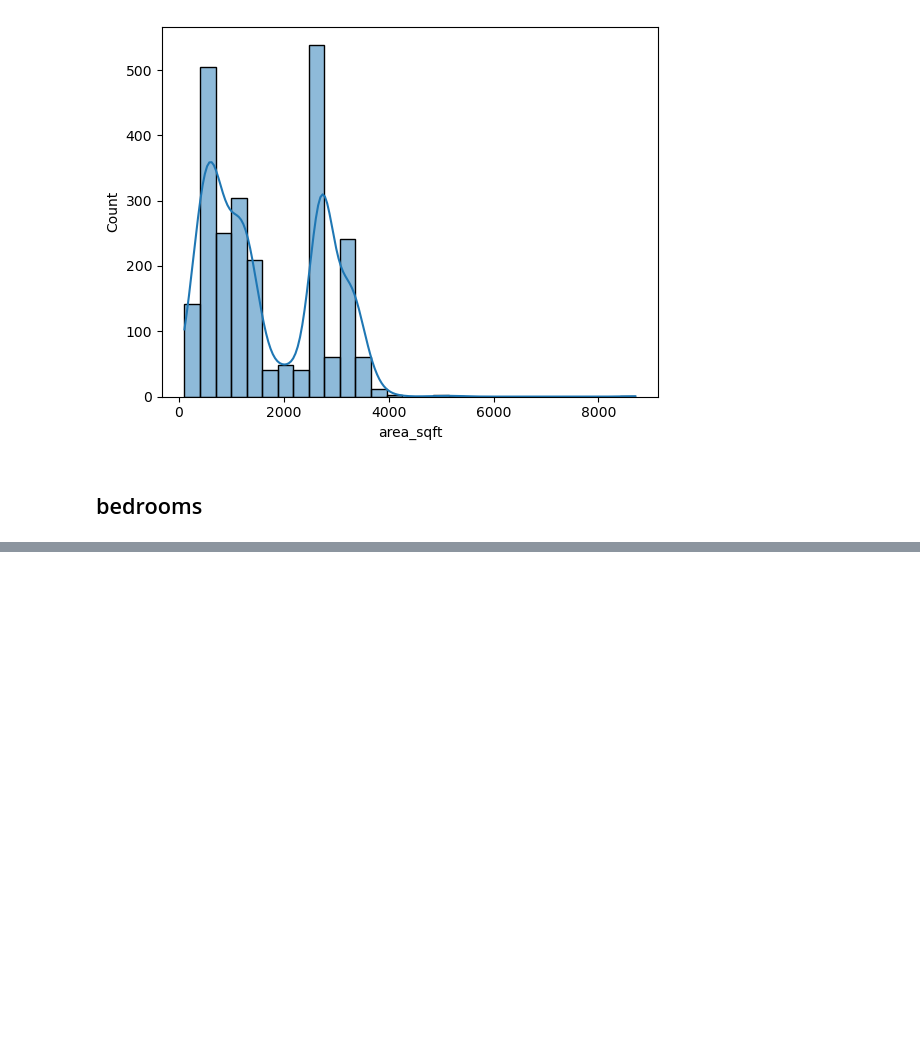
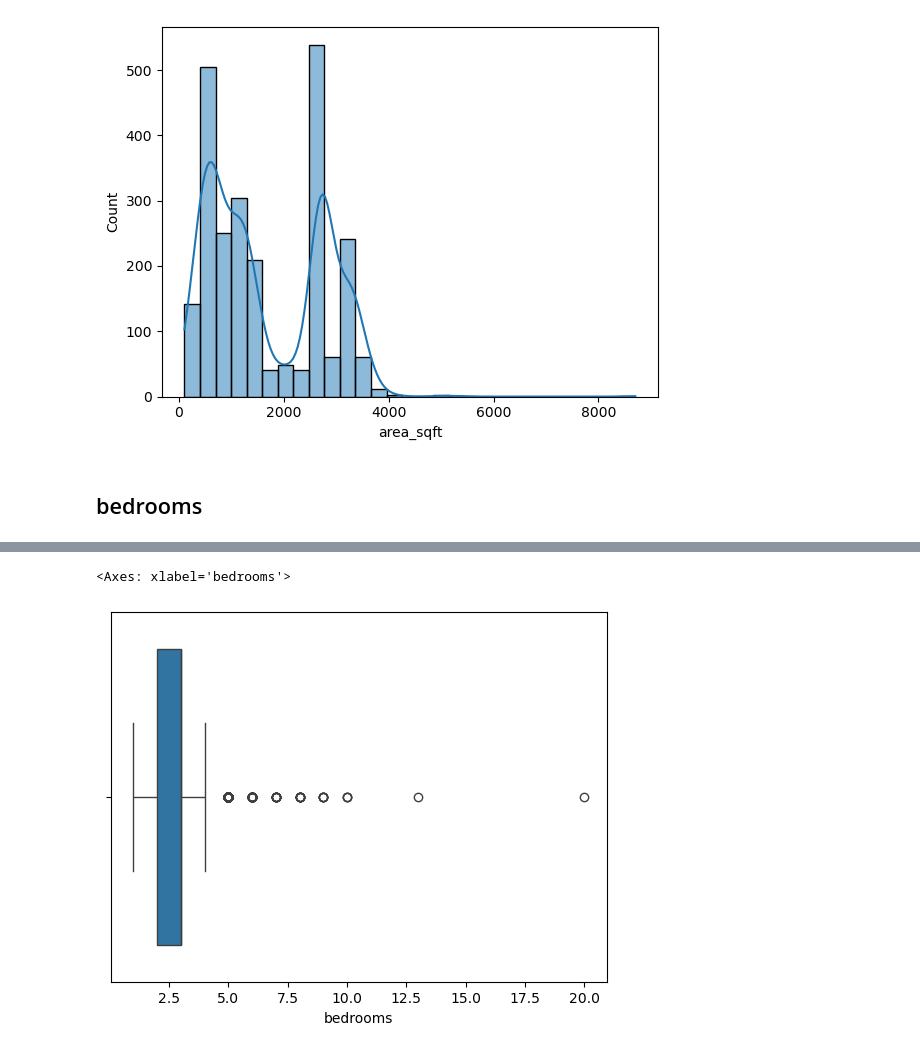
Before and after one commit to zeeshanAhmed2798/real-estate-ml-project, a Jupyter notebook: Data Cleaning/flats_outlier_treatment.ipynb, the cells around one changed output, grey strips where cells are left out. Drawn from its saved outputs; the diff is of its cells as text; code cells hidden in the pictures; blank space fills up the shorter version.

```diff
--- a/Data Cleaning/flats_outlier_treatment.ipynb
+++ b/Data Cleaning/flats_outlier_treatment.ipynb
@@ -320,0 +299,5 @@ sns.histplot(df["area_sqft"], kde=True)
+# %%
+sns.boxplot(x=df["bedrooms"])
+# %% [output]
+<Axes: xlabel='bedrooms'>
+[figure, added]
```
Also changed, not shown: parts of 44 cells of this notebook, 2 other files.
